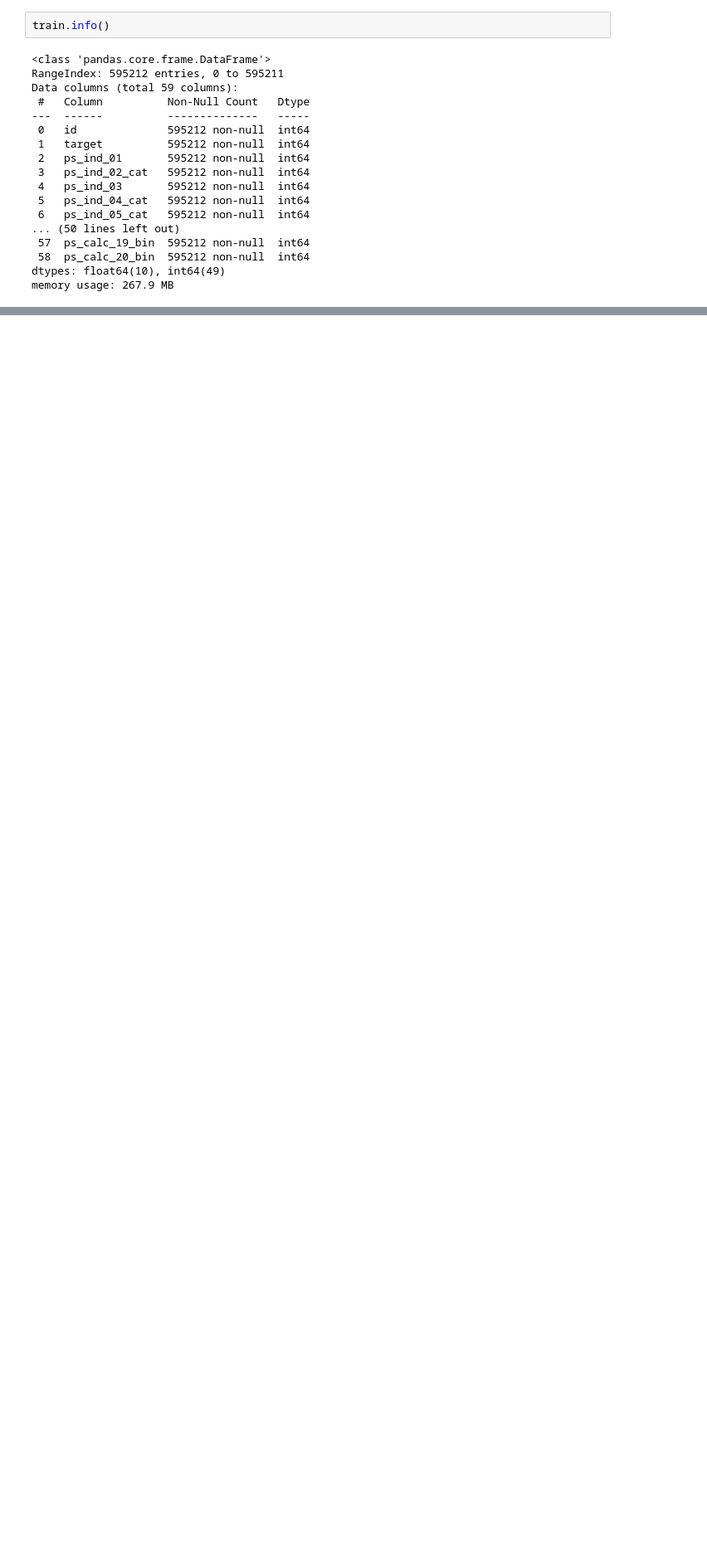
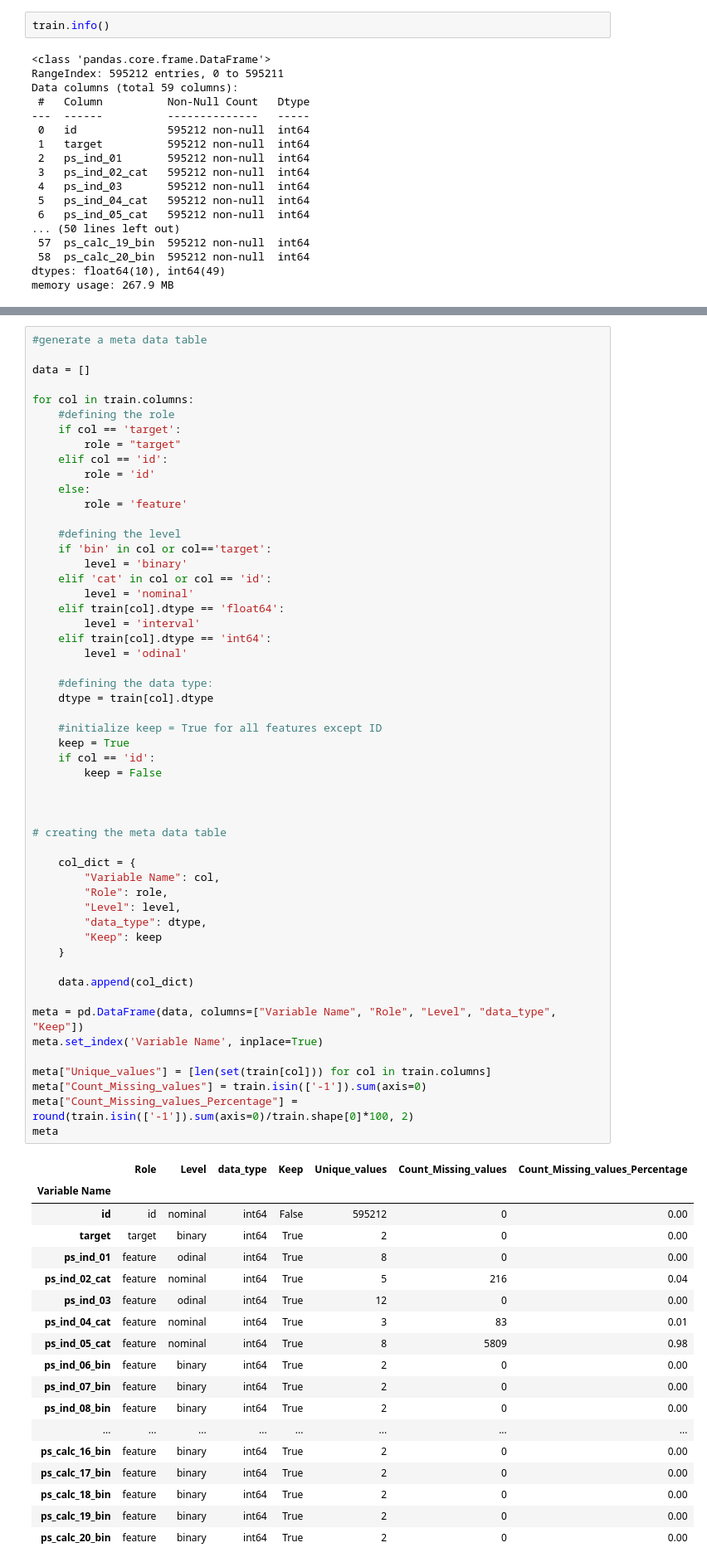
Before and after one commit to nichowu/Porto-Seguro-Safe-Driver-Prediction, a Jupyter notebook: porto-seguro-safe-driving.ipynb, the cells around one changed output, grey strips where cells are left out. Shown at 83% size. Drawn from its saved outputs; the diff is of its cells as text; blank space fills up the shorter version.

```diff
--- a/porto-seguro-safe-driving.ipynb
+++ b/porto-seguro-safe-driving.ipynb
@@ -181,0 +219,72 @@ df_train.describe()
+# %%
+#generate a meta data table
+
+data = []
+
+for col in train.columns:
+    #defining the role
+    if col == 'target':
+        role = "target"
+    elif col == 'id':
+        role = 'id'
+    else:
+        role = 'feature'
+
+    #defining the level
+    if 'bin' in col or col=='target':
+        level = 'binary'
+    elif 'cat' in col or col == 'id':
+        level = 'nominal'
+    elif train[col].dtype == 'float64':
+        level = 'interval'
+    elif train[col].dtype == 'int64':
+        level = 'odinal'
+
+    #defining the data type:
+    dtype = train[col].dtype
+
+    #initialize keep = True for all features except ID
+    keep = True
+    if col == 'id':
+        keep = False
+
+
+
+# creating the meta data table
+
+    col_dict = {
+        "Variable Name": col,
+        "Role": role,
+        "Level": level,
+        "data_type": dtype,
+        "Keep": keep
+    }
+
+    data.append(col_dict)
+
+meta = pd.DataFrame(data, columns=["Variable Name", "Role", "Level", "data_type", "Keep"])
+meta.set_index('Variable Name', inplace=True)
+
+meta["Unique_values"] = [len(set(train[col])) for col in train.columns]
+meta["Count_Missing_values"] = train.isin(['-1']).sum(axis=0)
+meta["Count_Missing_values_Percentage"] = round(train.isin(['-1']).sum(axis=0)/train.shape[0]*100, 2)
+meta
+# %% [output]
+|  | Role | Level | data_type | Keep | Unique_values | Count_Missing_values | Count_Missing_values_Percentage |
+| Variable Name |  |  |  |  |  |  |  |
+| id | id | nominal | int64 | False | 595212 | 0 | 0.00 |
+| target | target | binary | int64 | True | 2 | 0 | 0.00 |
+| ps_ind_01 | feature | odinal | int64 | True | 8 | 0 | 0.00 |
+| ps_ind_02_cat | feature | nominal | int64 | True | 5 | 216 | 0.04 |
+| ps_ind_03 | feature | odinal | int64 | True | 12 | 0 | 0.00 |
+| ps_ind_04_cat | feature | nominal | int64 | True | 3 | 83 | 0.01 |
+| ps_ind_05_cat | feature | nominal | int64 | True | 8 | 5809 | 0.98 |
+| ps_ind_06_bin | feature | binary | int64 | True | 2 | 0 | 0.00 |
+| ps_ind_07_bin | feature | binary | int64 | True | 2 | 0 | 0.00 |
+| ps_ind_08_bin | feature | binary | int64 | True | 2 | 0 | 0.00 |
+| ... | ... | ... | ... | ... | ... | ... | ... |
+| ps_calc_16_bin | feature | binary | int64 | True | 2 | 0 | 0.00 |
+| ps_calc_17_bin | feature | binary | int64 | True | 2 | 0 | 0.00 |
+| ps_calc_18_bin | feature | binary | int64 | True | 2 | 0 | 0.00 |
+| ps_calc_19_bin | feature | binary | int64 | True | 2 | 0 | 0.00 |
+| ps_calc_20_bin | feature | binary | int64 | True | 2 | 0 | 0.00 |
```
Also changed, not shown: parts of 20 cells of this notebook.
